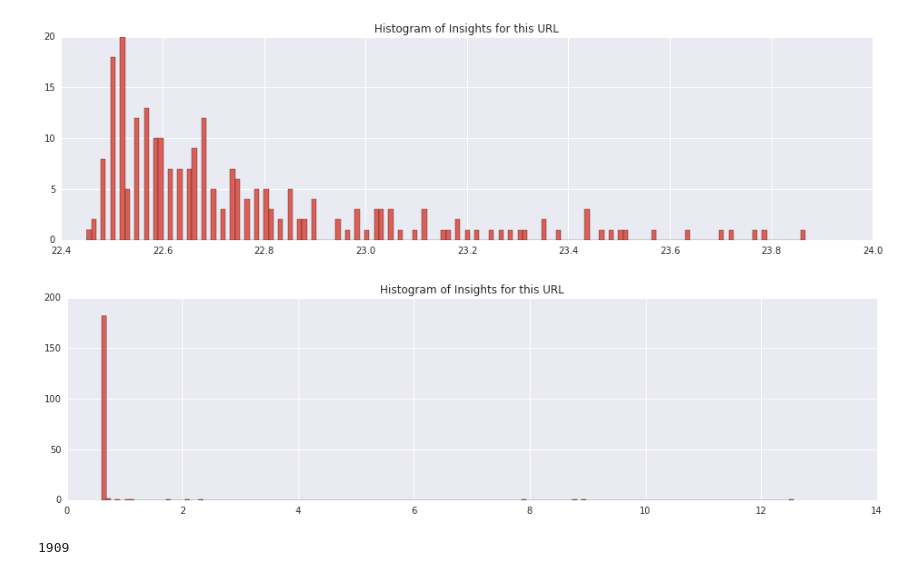
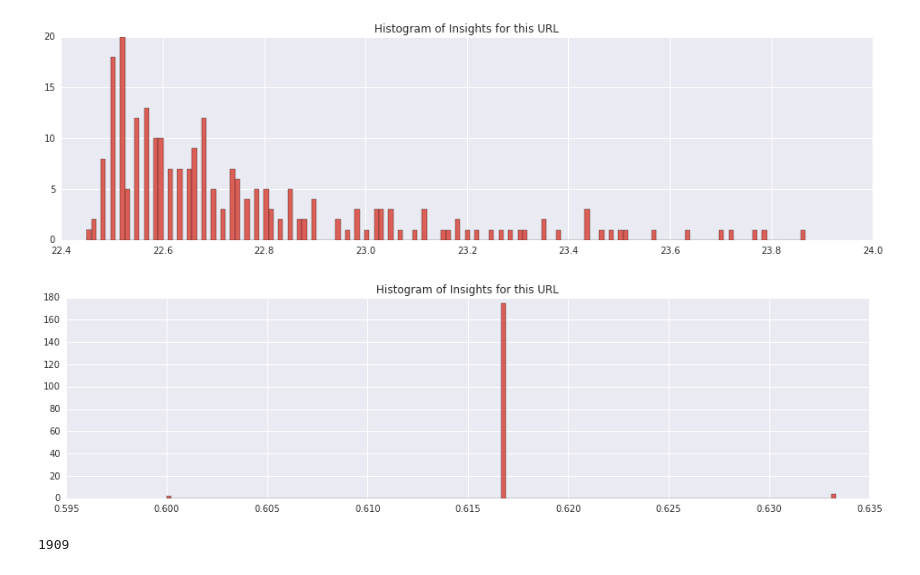
Before and after one commit to encorealerts/ipython-experiments, a Jupyter notebook: adornes/python_analysis_score_alerts.ipynb, the cells around one changed output. Cells and saved outputs as stored; diff of their text form; code cells hidden in the pictures.

Commit message:
Adding funcionality of timeframe for histograms of trends

```diff
--- a/adornes/python_analysis_score_alerts.ipynb
+++ b/adornes/python_analysis_score_alerts.ipynb
@@ -475,7 +475,7 @@ generate_influencer_score(activity_id=None, k=50, f=1000000, l=1000000, verb='sh
 
 **trend_score** = reach + segment
 # %%
-def plot_trend_histogram(url_param, all_activities = False):
+def plot_trend_histogram(url_param, timeframe=[], all_activities = False):
     insights_for_url = activities_urls[activities_urls["expanded_url"]==url_param]
 
     if all_activities:
@@ -485,6 +485,9 @@ def plot_trend_histogram(url_param, all_activities = False):
     time_list = insights_for_url["created_at"].tolist()
     numeric_time_list = map(lambda t: float(t.hour) + float(t.minute)/60, time_list)
 
+    if len(timeframe)==2:
+        numeric_time_list = filter(lambda n: n >= timeframe[0] and n < timeframe[1], numeric_time_list)
+
     sns.set_palette("hls")
     plt.hist(numeric_time_list, 150)
     mpl.rc("figure", figsize=(16, 4))
@@ -506,9 +509,9 @@ plot_trend_histogram("http://deadspin.com/lets-take-a-look-at-andrew-mccutchens-
 # %% [output]
 [figure]
 # %%
-plot_trend_histogram("https://twitter.com/perla69biebs/status/601239506763649025/video/1")
+plot_trend_histogram("https://twitter.com/perla69biebs/status/601239506763649025/video/1", timeframe=[0.6,0.65])
 # %% [output]
-[figure, old version]
+[figure, new version]
 # %%
 len(activities_urls)
 # %% [output]
```
Also changed, not shown: parts of 1 cell of this notebook.
